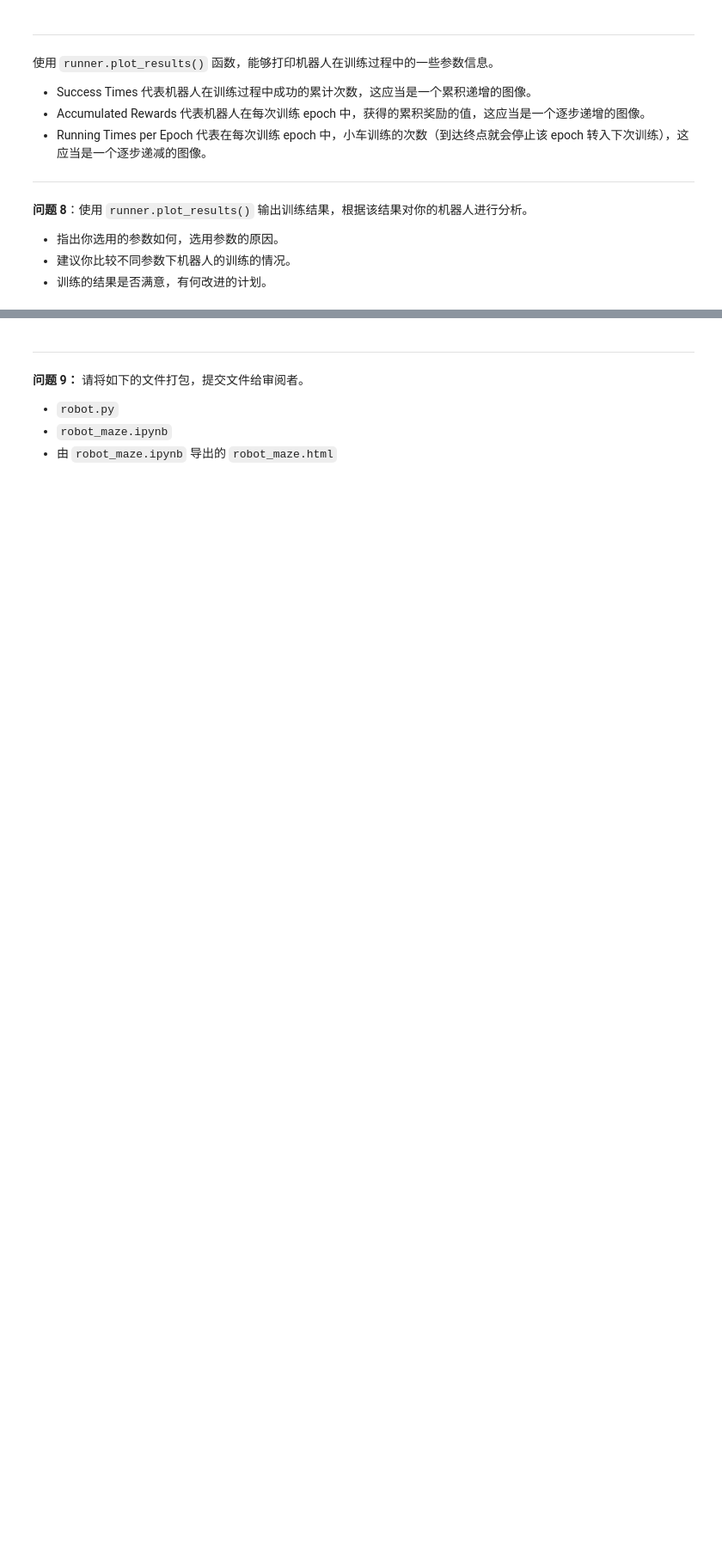
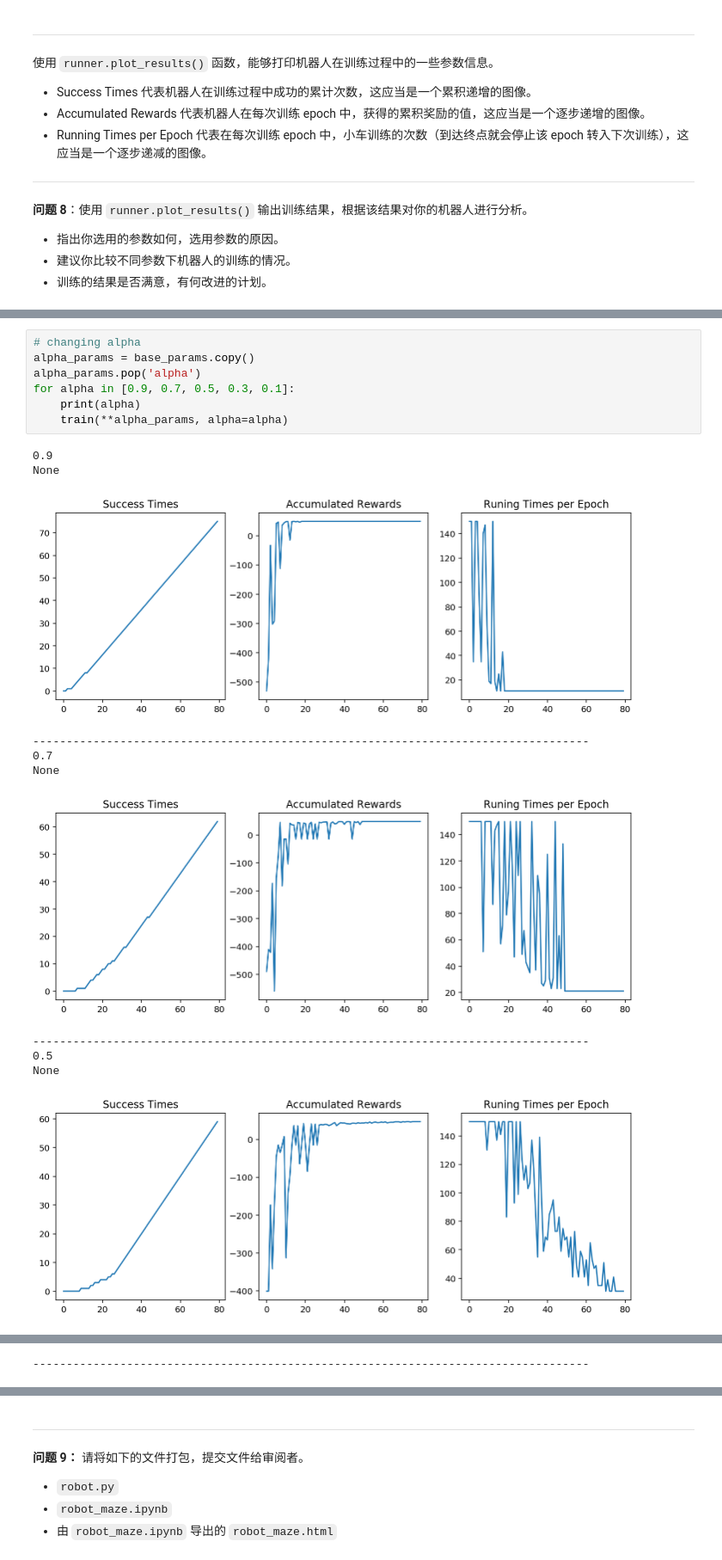
Before and after one commit to sengatang/udacity_ml_nano, a Jupyter notebook: qlearning_maze-master/robot_maze.ipynb, the cells around one changed output, grey strips where cells are left out. Shown at 86% size. Cells and saved outputs as stored; diff of their text form; blank space fills up the shorter version.

```diff
--- a/qlearning_maze-master/robot_maze.ipynb
+++ b/qlearning_maze-master/robot_maze.ipynb
@@ -399,0 +338,19 @@ decrease maze size and trap_number
+# %%
+# changing alpha
+alpha_params = base_params.copy()
+alpha_params.pop('alpha')
+for alpha in [0.9, 0.7, 0.5, 0.3, 0.1]:
+    print(alpha)
+    train(**alpha_params, alpha=alpha)
+# %% [output]
+0.9
+None
+[figure, added]
+-----------------------------------------------------------------------------------
+0.7
+None
+[figure, added]
+-----------------------------------------------------------------------------------
+0.5
+None
+[figure, added]
@@ -399,0 +365 @@ decrease maze size and trap_number
+-----------------------------------------------------------------------------------
```
Also changed, not shown: parts of 15 cells of this notebook, 11 other files.
